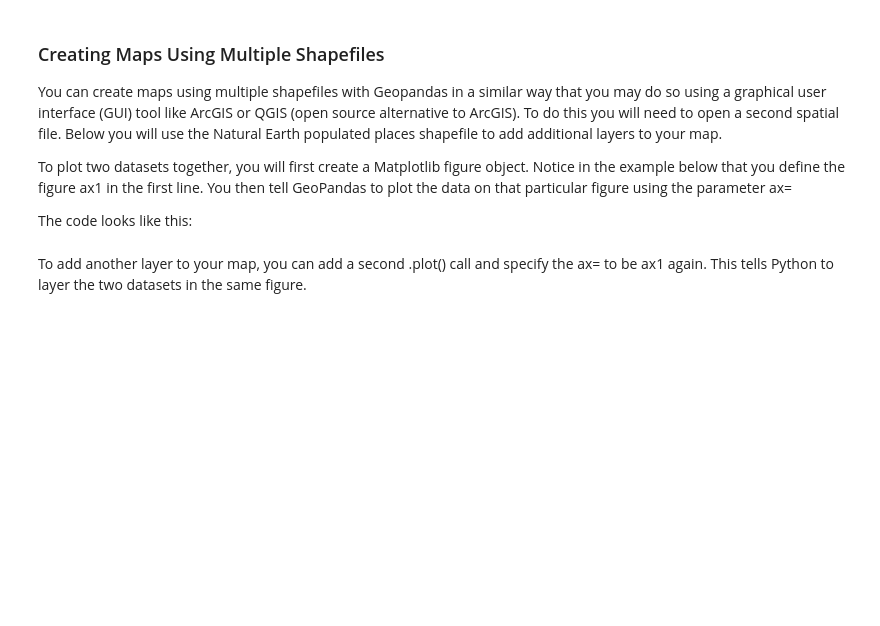
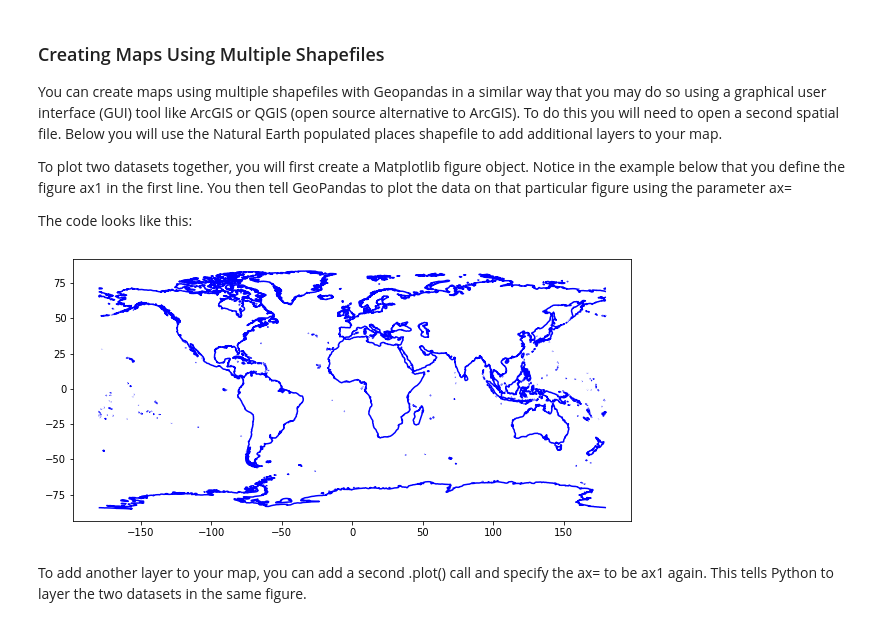
Before and after one commit to baedgert/EnvDatSci22, a Jupyter notebook: CodeSprints/VectorData101.ipynb, the cells around one changed output. Cells and saved outputs as stored; diff of their text form; code cells hidden in the pictures; blank space fills up the shorter version.

```diff
--- a/CodeSprints/VectorData101.ipynb
+++ b/CodeSprints/VectorData101.ipynb
@@ -329,14 +385,16 @@ To plot two datasets together, you will first create a Matplotlib figure object.
 The code looks like this:
 # %%
 #Experiment!
-#What happens if you change FigSize numbers?
-#What happens if you "comment out" (put a # in front of) plt.show()?
-#What happens if you change the color?
+#What happens if you change FigSize numbers? -> It changes the height and width of the figure with the first number changing the width, and the second number changin the height
+#What happens if you "comment out" (put a # in front of) plt.show()? -> the map doesn't show up
+#What happens if you change the color? -> changes the color of the land outline
 
 f, ax1 = plt.subplots(figsize=(10, 6))
 coastlines.plot(ax=ax1,
-               color = "black")
+               color = "blue")
 plt.show()
+# %% [output]
+[figure, added]
 # %% [markdown]
 To add another layer to your map, you can add a second .plot() call and specify the ax= to be ax1 again. This tells Python to layer the two datasets in the same figure.
 # %%
```
Also changed, not shown: parts of 9 cells of this notebook.
